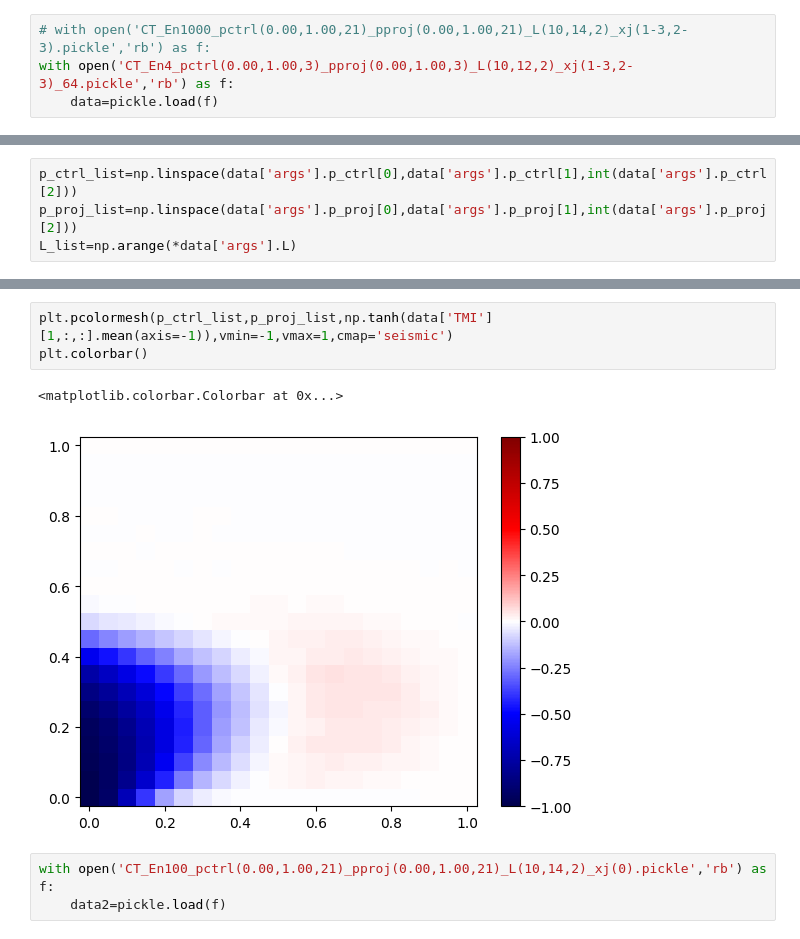
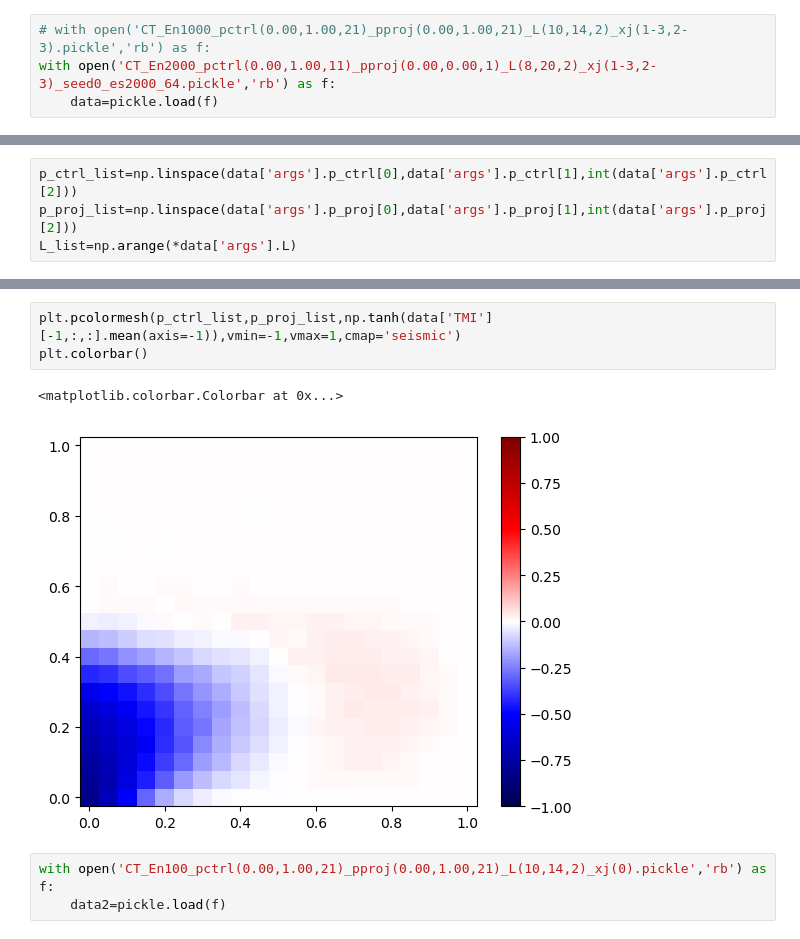
Before and after one commit to hainingpan/control_transition, a Jupyter notebook: fig.ipynb, the cells around one changed output, grey strips where cells are left out. Drawn from its saved outputs; the diff is of its cells as text.

```diff
--- a/fig.ipynb
+++ b/fig.ipynb
@@ -5,4 +6,4 @@ import pickle
 # %%
 # with open('CT_En1000_pctrl(0.00,1.00,21)_pproj(0.00,1.00,21)_L(10,14,2)_xj(1-3,2-3).pickle','rb') as f:
-with open('CT_En4_pctrl(0.00,1.00,3)_pproj(0.00,1.00,3)_L(10,12,2)_xj(1-3,2-3)_64.pickle','rb') as f:
+with open('CT_En2000_pctrl(0.00,1.00,11)_pproj(0.00,0.00,1)_L(8,20,2)_xj(1-3,2-3)_seed0_es2000_64.pickle','rb') as f:
     data=pickle.load(f)
@@ -85,9 +106,9 @@ plt.colorbar()
 # %%
-plt.pcolormesh(p_ctrl_list,p_proj_list,np.tanh(data['TMI'][1,:,:].mean(axis=-1)),vmin=-1,vmax=1,cmap='seismic')
+plt.pcolormesh(p_ctrl_list,p_proj_list,np.tanh(data['TMI'][-1,:,:].mean(axis=-1)),vmin=-1,vmax=1,cmap='seismic')
 plt.colorbar()
 # %% [output]
 <matplotlib.colorbar.Colorbar at 0x...>
-[figure, old version]
+[figure, new version]
 # %%
 with open('CT_En100_pctrl(0.00,1.00,21)_pproj(0.00,1.00,21)_L(10,14,2)_xj(0).pickle','rb') as f:
     data2=pickle.load(f)
```
Also changed, not shown: parts of 18 cells of this notebook.
